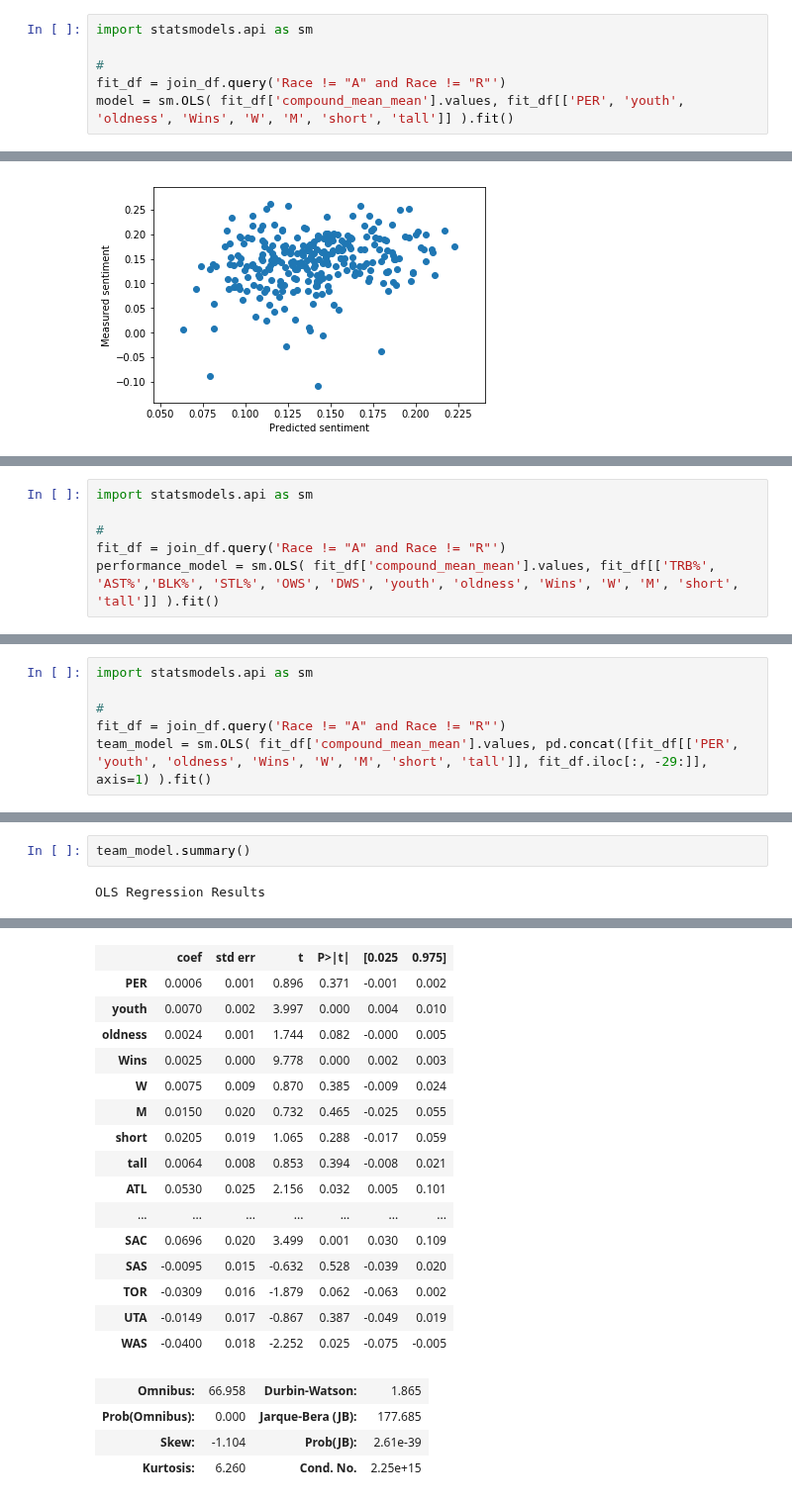
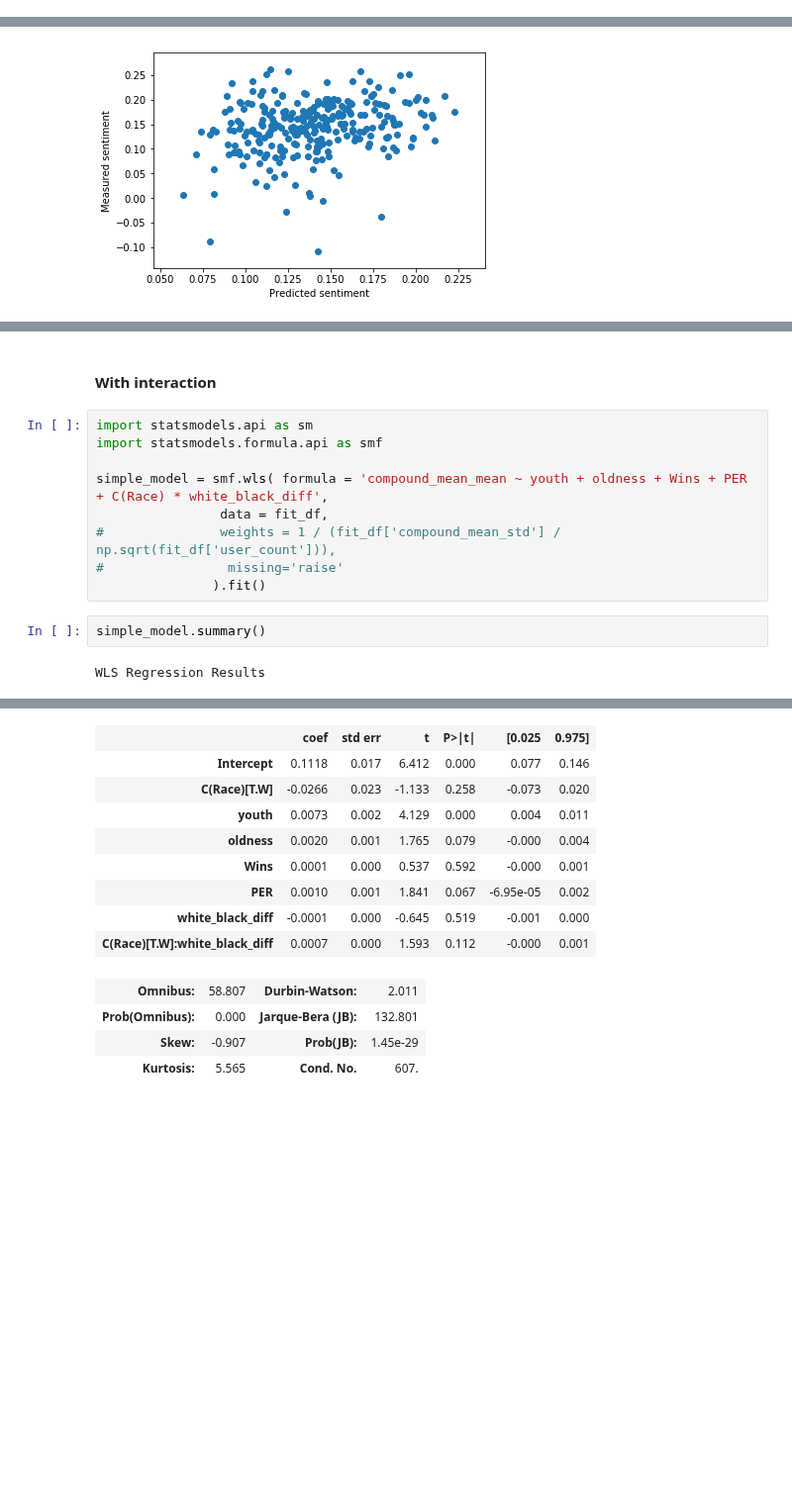
Before and after one commit to map222/trailofpapers, a Jupyter notebook: sentiment_nba/nba-sentiment.ipynb, the cells around one changed output, grey strips where cells are left out. Shown at 99% size. Drawn from its saved outputs; the diff is of its cells as text; blank space fills up the shorter version.

```diff
--- a/sentiment_nba/nba-sentiment.ipynb
+++ b/sentiment_nba/nba-sentiment.ipynb
@@ -529,7 +483 @@ join_df.head(2)
 First, a regression model for sentiment with features for performance, age, team wins, race, and height.
-# %%
-import statsmodels.api as sm
-
-#
-fit_df = join_df.query('Race != "A" and Race != "R"')
-model = sm.OLS( fit_df['compound_mean_mean'].values, fit_df[['PER', 'youth', 'oldness', 'Wins', 'W', 'M', 'short', 'tall']] ).fit()
@@ -574,6 +546,0 @@ plt.ylabel('Measured sentiment');
-# %%
-import statsmodels.api as sm
-
-#
-fit_df = join_df.query('Race != "A" and Race != "R"')
-performance_model = sm.OLS( fit_df['compound_mean_mean'].values, fit_df[['TRB%', 'AST%','BLK%', 'STL%', 'OWS', 'DWS', 'youth', 'oldness', 'Wins', 'W', 'M', 'short', 'tall']] ).fit()
@@ -615,6 +585,0 @@ Warnings:
-# %%
-import statsmodels.api as sm
-
-#
-fit_df = join_df.query('Race != "A" and Race != "R"')
-team_model = sm.OLS( fit_df['compound_mean_mean'].values, pd.concat([fit_df[['PER', 'youth', 'oldness', 'Wins', 'W', 'M', 'short', 'tall']], fit_df.iloc[:, -29:]], axis=1) ).fit()
@@ -623,4 +586,15 @@ Regression model for sentiment with features for performance, age, team wins, ra
+# %% [markdown]
+#### With interaction
+# %%
+import statsmodels.api as sm
+import statsmodels.formula.api as smf
+
+simple_model = smf.wls( formula = 'compound_mean_mean ~ youth + oldness + Wins + PER + C(Race) * white_black_diff',
+                data = fit_df,
+#               weights = 1 / (fit_df['compound_mean_std'] / np.sqrt(fit_df['user_count'])),
+#                missing='raise'
+               ).fit()
 # %%
-team_model.summary()
+simple_model.summary()
 # %% [output]
-OLS Regression Results
+WLS Regression Results
@@ -635,23 +609,16 @@ OLS Regression Results
 | Covariance Type: | nonrobust |  |  |
 |  | coef | std err | t | P>|t| | [0.025 | 0.975] |
-| PER | 0.0006 | 0.001 | 0.896 | 0.371 | -0.001 | 0.002 |
-| youth | 0.0070 | 0.002 | 3.997 | 0.000 | 0.004 | 0.010 |
-| oldness | 0.0024 | 0.001 | 1.744 | 0.082 | -0.000 | 0.005 |
-| Wins | 0.0025 | 0.000 | 9.778 | 0.000 | 0.002 | 0.003 |
-| W | 0.0075 | 0.009 | 0.870 | 0.385 | -0.009 | 0.024 |
-| M | 0.0150 | 0.020 | 0.732 | 0.465 | -0.025 | 0.055 |
-| short | 0.0205 | 0.019 | 1.065 | 0.288 | -0.017 | 0.059 |
-| tall | 0.0064 | 0.008 | 0.853 | 0.394 | -0.008 | 0.021 |
-| ATL | 0.0530 | 0.025 | 2.156 | 0.032 | 0.005 | 0.101 |
-| ... | ... | ... | ... | ... | ... | ... |
-| SAC | 0.0696 | 0.020 | 3.499 | 0.001 | 0.030 | 0.109 |
-| SAS | -0.0095 | 0.015 | -0.632 | 0.528 | -0.039 | 0.020 |
-| TOR | -0.0309 | 0.016 | -1.879 | 0.062 | -0.063 | 0.002 |
-| UTA | -0.0149 | 0.017 | -0.867 | 0.387 | -0.049 | 0.019 |
-| WAS | -0.0400 | 0.018 | -2.252 | 0.025 | -0.075 | -0.005 |
+| Intercept | 0.1118 | 0.017 | 6.412 | 0.000 | 0.077 | 0.146 |
+| C(Race)[T.W] | -0.0266 | 0.023 | -1.133 | 0.258 | -0.073 | 0.020 |
+| youth | 0.0073 | 0.002 | 4.129 | 0.000 | 0.004 | 0.011 |
+| oldness | 0.0020 | 0.001 | 1.765 | 0.079 | -0.000 | 0.004 |
+| Wins | 0.0001 | 0.000 | 0.537 | 0.592 | -0.000 | 0.001 |
+| PER | 0.0010 | 0.001 | 1.841 | 0.067 | -6.95e-05 | 0.002 |
+| white_black_diff | -0.0001 | 0.000 | -0.645 | 0.519 | -0.001 | 0.000 |
+| C(Race)[T.W]:white_black_diff | 0.0007 | 0.000 | 1.593 | 0.112 | -0.000 | 0.001 |
-| Omnibus: | 66.958 | Durbin-Watson: | 1.865 |
-| Prob(Omnibus): | 0.000 | Jarque-Bera (JB): | 177.685 |
-| Skew: | -1.104 | Prob(JB): | 2.61e-39 |
-| Kurtosis: | 6.260 | Cond. No. | 2.25e+15 |
+| Omnibus: | 58.807 | Durbin-Watson: | 2.011 |
+| Prob(Omnibus): | 0.000 | Jarque-Bera (JB): | 132.801 |
+| Skew: | -0.907 | Prob(JB): | 1.45e-29 |
+| Kurtosis: | 5.565 | Cond. No. | 607. |
 Warnings:
 [1] Standard Errors assume that the covariance matrix of the errors is correctly specified.
```
Also changed, not shown: parts of 81 cells of this notebook, 5 other files.
